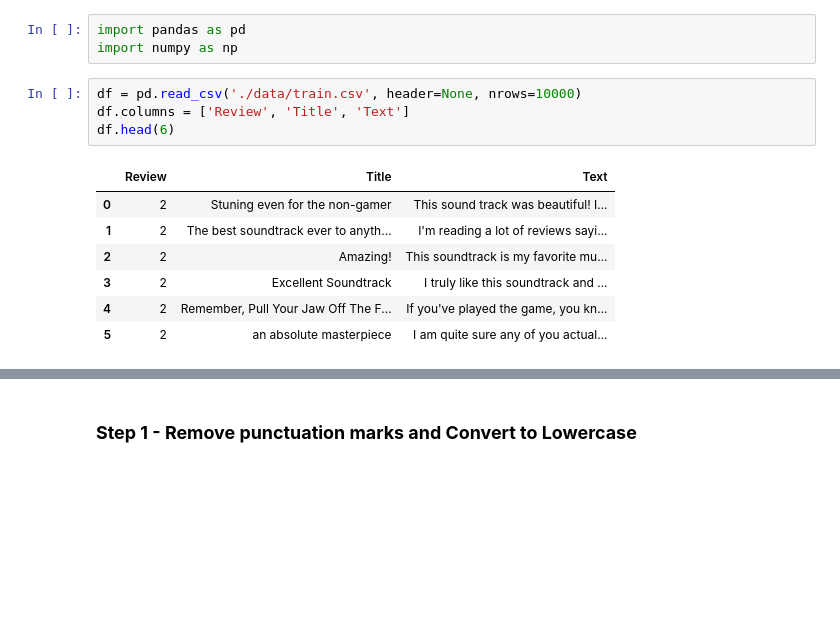
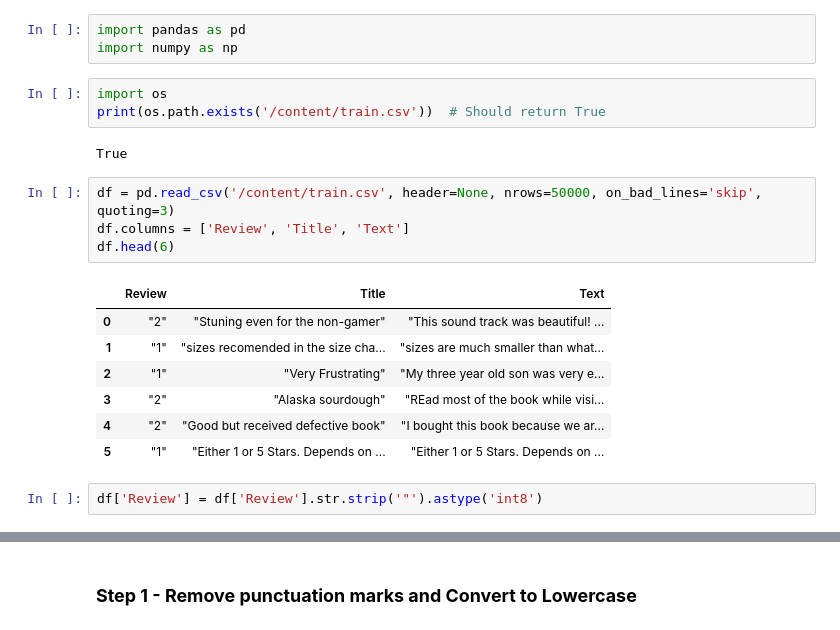
Before and after one commit to Aum-Patel1234/Machine-Learning, a Jupyter notebook: nlp_amazon_revies/model.ipynb, the cells around one changed output, grey strips where cells are left out. Drawn from its saved outputs; the diff is of its cells as text; blank space fills up the shorter version.

```diff
--- a/nlp_amazon_revies/model.ipynb
+++ b/nlp_amazon_revies/model.ipynb
@@ -1,15 +1,22 @@
 # %%
 import pandas as pd
 import numpy as np
+# %%
+import os
+print(os.path.exists('/content/train.csv'))  # Should return True
+# %% [output]
+True
 # %%
-df = pd.read_csv('./data/train.csv', header=None, nrows=10000)
+df = pd.read_csv('/content/train.csv', header=None, nrows=50000, on_bad_lines='skip', quoting=3)
 df.columns = ['Review', 'Title', 'Text']
 df.head(6)
 # %% [output]
 |  | Review | Title | Text |
-| 0 | 2 | Stuning even for the non-gamer | This sound track was beautiful! I... |
-| 1 | 2 | The best soundtrack ever to anyth... | I'm reading a lot of reviews sayi... |
-| 2 | 2 | Amazing! | This soundtrack is my favorite mu... |
-| 3 | 2 | Excellent Soundtrack | I truly like this soundtrack and ... |
-| 4 | 2 | Remember, Pull Your Jaw Off The F... | If you've played the game, you kn... |
-| 5 | 2 | an absolute masterpiece | I am quite sure any of you actual... |
+| 0 | "2" | "Stuning even for the non-gamer" | "This sound track was beautiful! ... |
+| 1 | "1" | "sizes recomended in the size cha... | "sizes are much smaller than what... |
+| 2 | "1" | "Very Frustrating" | "My three year old son was very e... |
+| 3 | "2" | "Alaska sourdough" | "REad most of the book while visi... |
+| 4 | "2" | "Good but received defective book" | "I bought this book because we ar... |
+| 5 | "1" | "Either 1 or 5 Stars. Depends on ... | "Either 1 or 5 Stars. Depends on ... |
+# %%
+df['Review'] = df['Review'].str.strip('"').astype('int8')
```
Also changed, not shown: parts of 33 cells of this notebook.
